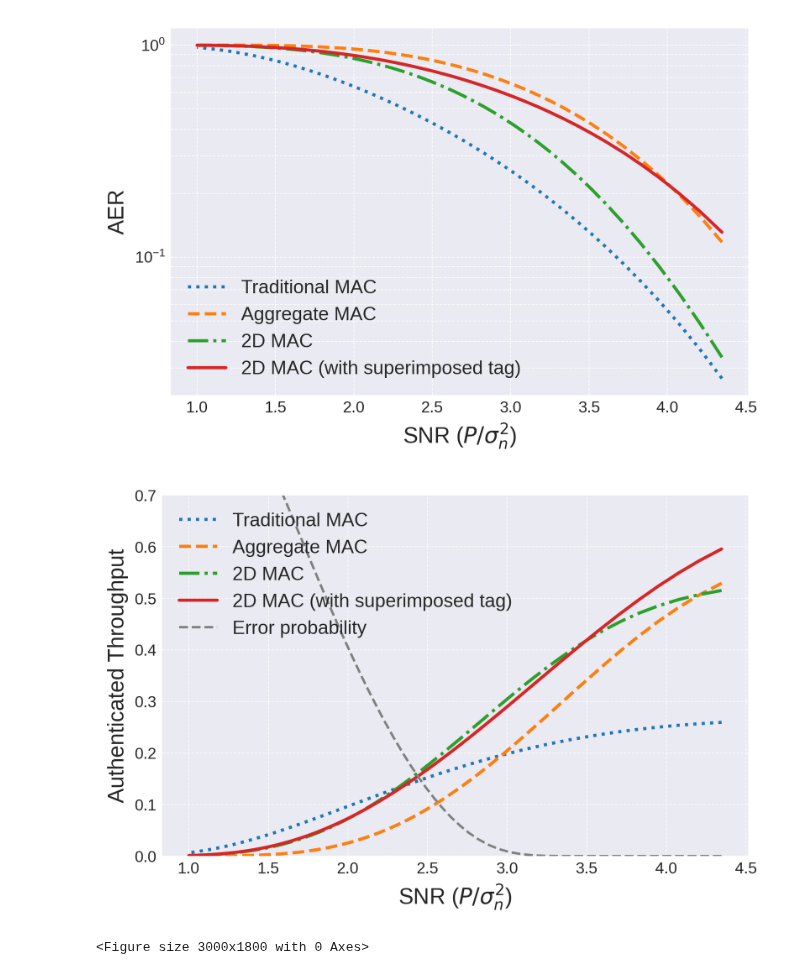
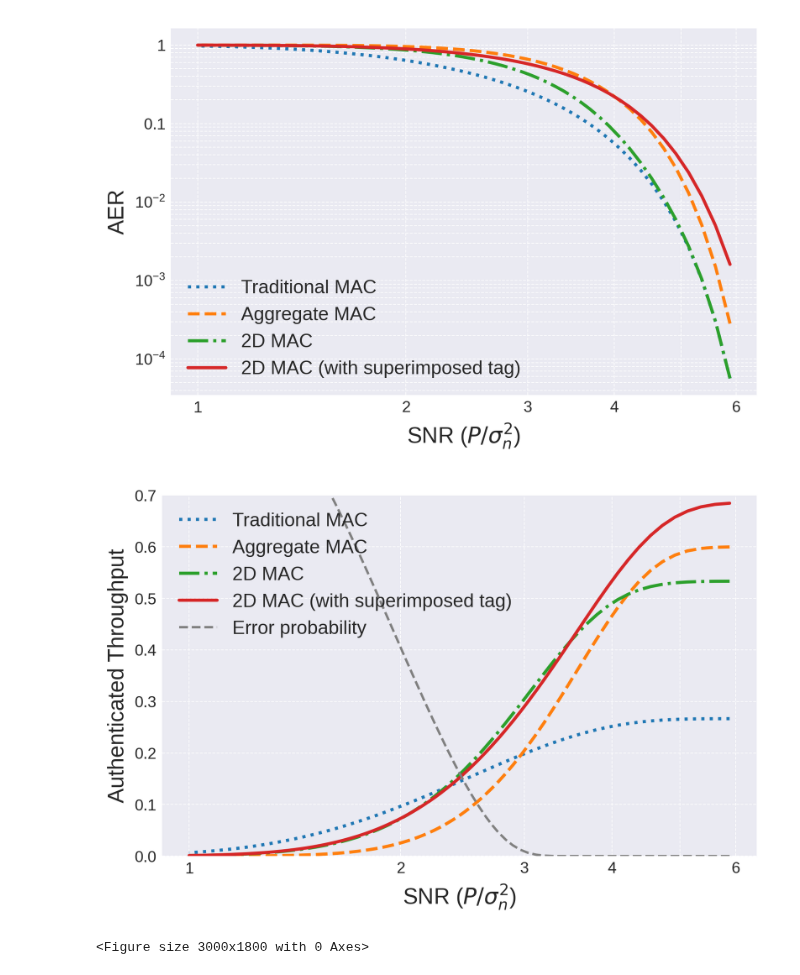
Before and after one commit to mkashani-phd/OptiMAC, a Jupyter notebook: Simulation/Analysis.ipynb, the cells around one changed output. Saved outputs shown, nothing was run; the diff lists cells and outputs as text; code cells hidden in the pictures.

Commit message:
last code for the graphs

```diff
--- a/Simulation/Analysis.ipynb
+++ b/Simulation/Analysis.ipynb
@@ -37,7 +37,7 @@ def calculate_AER(Pe_m_prime, Pe_t_prime, Pe_t, x, y):
 
 # Arbitrary values for parameters
 P = 10  # Signal power
-sigma_ns = np.linspace(2.3,10,100) # Noise power
+sigma_ns = np.linspace(1.7,10,100) # Noise power
 alpha_scheme_1 = 0  # Alpha for scheme 1
 alpha_scheme_2 = 0.01  # Alpha for scheme 2
 R = 0.8 # Transmission rate
@@ -98,6 +98,8 @@ import matplotlib.pyplot as plt
 import numpy as np
 
 plt.figure(figsize=(6, 4), dpi=300)
+plt.rcParams['axes.formatter.min_exponent'] = 2
+
 plt.style.use('seaborn-darkgrid')  # Use a seaborn style for better aesthetics
 
 # Define a color palette
@@ -107,22 +109,21 @@ colors = {
     "2D MAC": "#2ca02c",
     "2D MAC (with superimposed tag)": "#d62728"
 }
-
+XX = P / sigma_ns
 # Plot each AER scheme with distinct line styles and markers
-plt.plot(P / sigma_ns, AER["AER_scheme_trad"], label="Traditional MAC",
+plt.plot(XX, AER["AER_scheme_trad"], label="Traditional MAC",
          color=colors["Traditional MAC"], linestyle='dotted', linewidth = '2')
-plt.plot(P / sigma_ns, AER["AER_scheme_0"], label="Aggregate MAC",
+plt.plot(XX, AER["AER_scheme_0"], label="Aggregate MAC",
          color=colors["Aggregate MAC"], linestyle='--', linewidth = '2')
-plt.plot(P / sigma_ns, AER["AER_scheme_1"], label="2D MAC",
+plt.plot(XX, AER["AER_scheme_1"], label="2D MAC",
          color=colors["2D MAC"], linestyle='-.', linewidth = '2')
-plt.plot(P / sigma_ns, AER["AER_scheme_2"], label="2D MAC (with superimposed tag)",
+plt.plot(XX, AER["AER_scheme_2"], label="2D MAC (with superimposed tag)",
          color=colors["2D MAC (with superimposed tag)"],  linewidth = '2')
 
 plt.xlabel(r"SNR ($P/σ_n^2$)", fontsize=14)
 plt.ylabel("AER", fontsize=14)
 # plt.title("AER vs SNR", fontsize=16, fontweight='bold')
-# plt.xscale("log")
-plt.yscale("log")
+plt.loglog()
 plt.legend(fontsize=12, loc='best')
 plt.grid(True, which="both", ls="--", linewidth=0.5)
 plt.tight_layout()
@@ -150,39 +151,40 @@ for i in range(len(sigma_ns)):
 plt.figure(figsize=(6, 4), dpi=300)
 plt.style.use('seaborn-darkgrid')
 
+
 # Plot each authenticated throughput scheme
-plt.plot(P / sigma_ns, authenticated_throughput["AER_scheme_trad"], label="Traditional MAC",
+plt.plot(XX, authenticated_throughput["AER_scheme_trad"], label="Traditional MAC",
          color=colors["Traditional MAC"], linestyle='dotted', linewidth = '2')
-plt.plot(P / sigma_ns, authenticated_throughput["scheme_0"], label="Aggregate MAC",
+plt.plot(XX, authenticated_throughput["scheme_0"], label="Aggregate MAC",
          color=colors["Aggregate MAC"], linestyle='--', linewidth = '2')
-plt.plot(P / sigma_ns, authenticated_throughput["scheme_1"], label="2D MAC",
+plt.plot(XX, authenticated_throughput["scheme_1"], label="2D MAC",
          color=colors["2D MAC"], linestyle='-.', linewidth = '2')
-plt.plot(P / sigma_ns, authenticated_throughput["scheme_2"], label="2D MAC (with superimposed tag)",
+plt.plot(XX, authenticated_throughput["scheme_2"], label="2D MAC (with superimposed tag)",
          color=colors["2D MAC (with superimposed tag)"], linewidth = '2')
 
 # plot the error probability for the corresponding SNR
 p = Q(P/sigma_ns)
 C_0 = calculate_C(p)
 Pe_t_0 = calculate_Pe(R, p, C_0, t)
 Pe_m_0 = calculate_Pe(R, p, C_0, m/R)
-plt.plot(P / sigma_ns, Pe_m_0, label="Error probability",
+plt.plot(XX, Pe_m_0, label="Error probability",
             color='grey', linestyle='--')
 
 
 plt.xlabel(r"SNR ($P/σ_n^2$)", fontsize=14)
 plt.ylabel("Authenticated Throughput", fontsize=14)
 # plt.title("Authenticated Throughput vs SNR", fontsize=16, fontweight='bold')
-# plt.xscale("log")
+plt.xscale("log")
 plt.legend(fontsize=12, loc='best')
 plt.grid(True, which="both", ls="--", linewidth=0.5)
 plt.ylim(0, .7)
 plt.tight_layout()
 plt.show()
 
 # 3. Authenticated Throughput vs AER Plot
 plt.figure(figsize=(10, 6), dpi=300)
 plt.style.use('seaborn-darkgrid')
 # %% [output]
-[figure, old version]
+[figure, new version]
-[figure, old version]
+[figure, new version]
 <Figure size 3000x1800 with 0 Axes>
```
